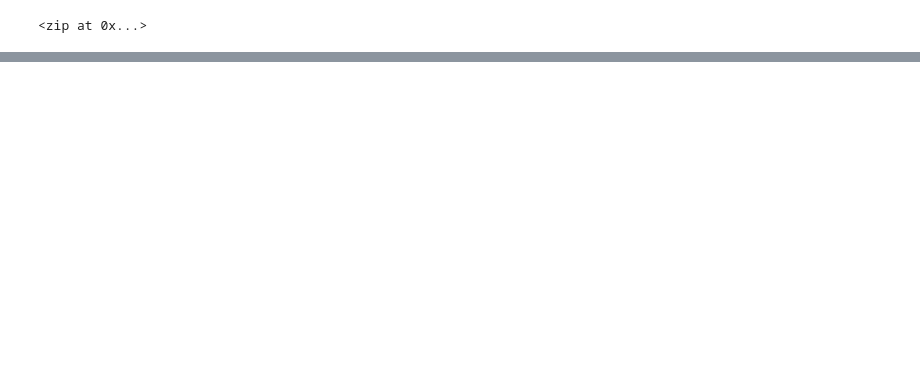
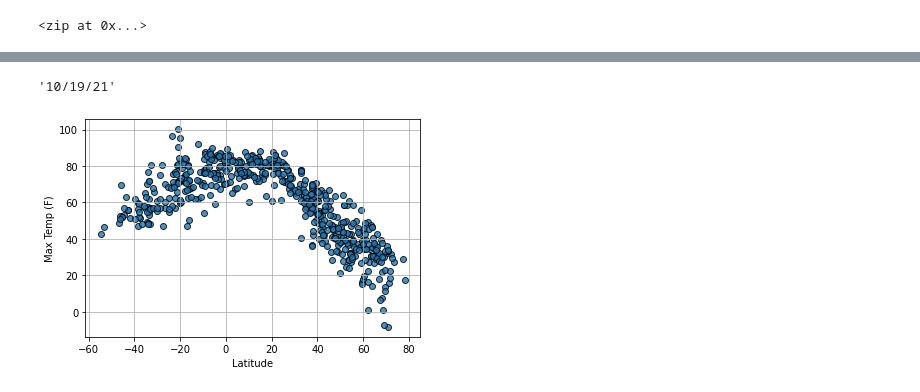
Before and after one commit to madrivers/World_Weather_Analysis, a Jupyter notebook: WeatherPy.ipynb, the cells around one changed output, grey strips where cells are left out. Drawn from its saved outputs; the diff is of its cells as text; code cells hidden in the pictures; blank space fills up the shorter version.

```diff
--- a/WeatherPy.ipynb
+++ b/WeatherPy.ipynb
@@ -52,0 +67,7 @@ len(cities)
+# %%
+# Create an empty list to hold the weather data.
+city_data = []
+
+# Create counters.
+record_count = 1
+set_count = 1
@@ -52,0 +141,4 @@ len(cities)
+# %%
+# Convert the array of dictionaries to a Pandas DataFrame.
+city_data_df = pd.DataFrame(city_data)
+city_data_df
@@ -52,0 +159,4 @@ len(cities)
+# %%
+upd_columns = ["City", "Country", "Date", "Lat", "Lng", "Max Temp", "Humidity", "Cloudiness", "Wind Speed"]
+city_data_df = city_data_df[upd_columns]
+city_data_df
@@ -52,0 +181,21 @@ len(cities)
+# %%
+lats=city_data_df["Lat"]
+max_temp=city_data_df["Max Temp"]
+humidity=city_data_df["Humidity"]
+cloudiness=city_data_df["Cloudiness"]
+wind_speed=city_data_df["Wind Speed"]
+# %%
+import time
+today = time.strftime("%x")
+today
+# %% [output]
+'10/19/21'
+# %%
+plt.scatter(lats,max_temp,edgecolor="black",marker="o",label="cities", alpha=0.8, linewidths=1)
+#plt.title("City Latitude vs. Max Temperature ")
+plt.ylabel("Max Temp (F)")
+plt.xlabel("Latitude")
+plt.grid(True)
+plt.show()
+# %% [output]
+[figure, added]
```
Also changed, not shown: parts of 12 cells of this notebook, 3 other files.
